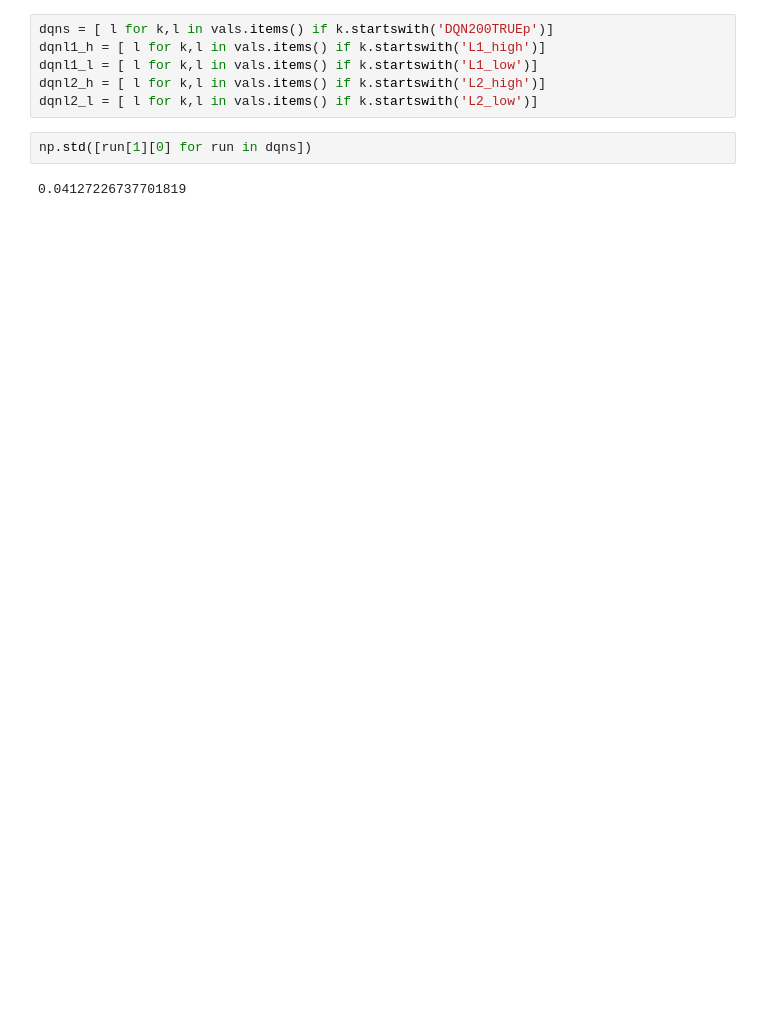
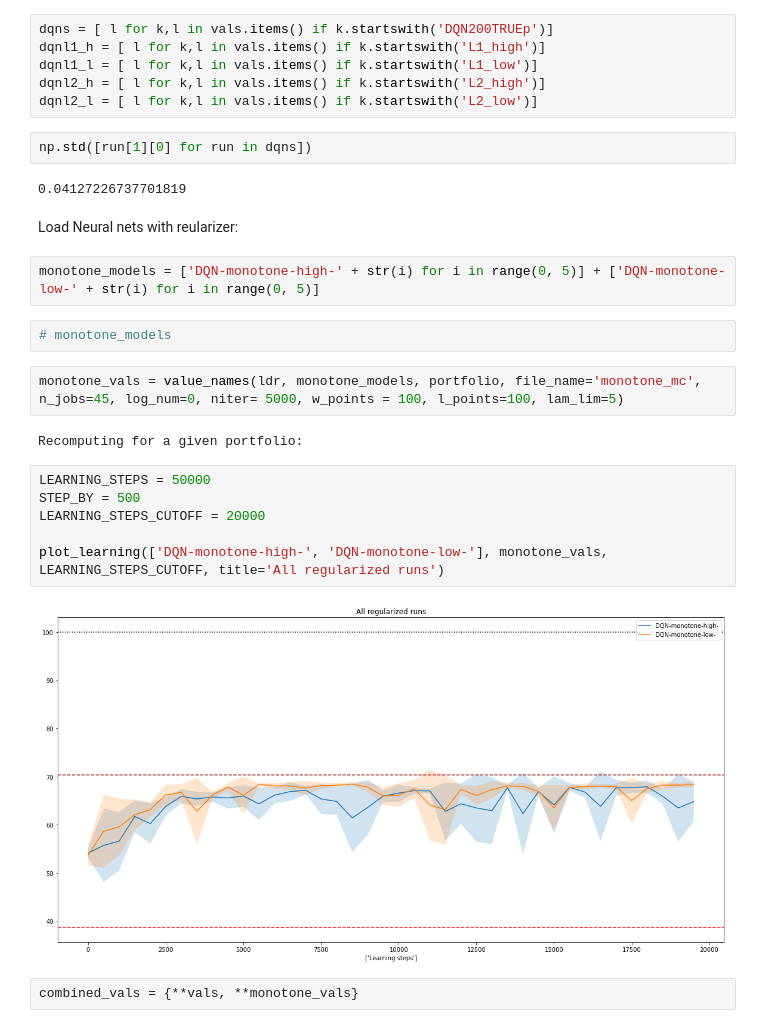
Before and after one commit to majkee15/credit_collections_rl, a Jupyter notebook: analysis_snipetz/results/regularizers_performance.ipynb, the cells around one changed output. Saved outputs shown, nothing was run; the diff lists cells and outputs as text; blank space fills up the shorter version.

```diff
--- a/analysis_snipetz/results/regularizers_performance.ipynb
+++ b/analysis_snipetz/results/regularizers_performance.ipynb
@@ -275,3 +291,23 @@ dqnl2_l = [ l for k,l in vals.items() if k.startswith('L2_low')]
 np.std([run[1][0] for run in dqns])
 # %% [output]
 0.04127226737701819
+# %% [markdown]
+Load Neural nets with reularizer:
+# %%
+monotone_models = ['DQN-monotone-high-' + str(i) for i in range(0, 5)] + ['DQN-monotone-low-' + str(i) for i in range(0, 5)]
+# %%
+# monotone_models
+# %%
+monotone_vals = value_names(ldr, monotone_models, portfolio, file_name='monotone_mc', n_jobs=45, log_num=0, niter= 5000, w_points = 100, l_points=100, lam_lim=5)
+# %% [output]
+Recomputing for a given portfolio:
+# %%
+LEARNING_STEPS = 50000
+STEP_BY = 500
+LEARNING_STEPS_CUTOFF = 20000
+
+plot_learning(['DQN-monotone-high-', 'DQN-monotone-low-'], monotone_vals, LEARNING_STEPS_CUTOFF, title='All regularized runs')
+# %% [output]
+[figure, added]
+# %%
+combined_vals = {**vals, **monotone_vals}
```
Also changed, not shown: parts of 19 cells of this notebook, 3 other files.
